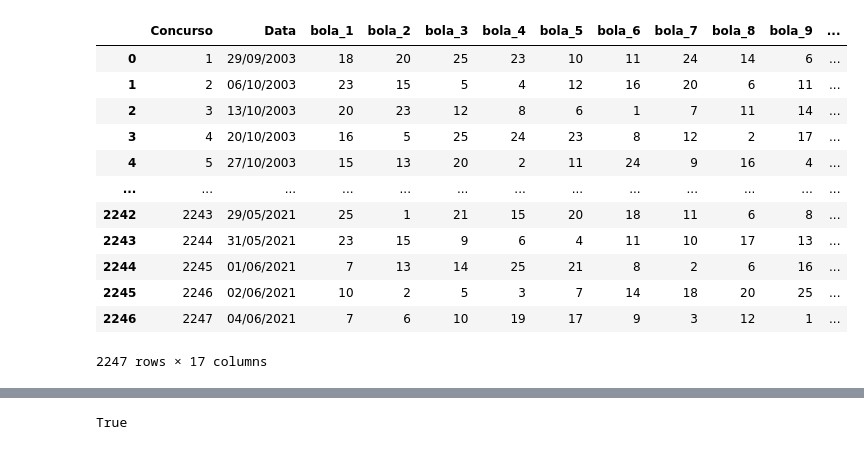
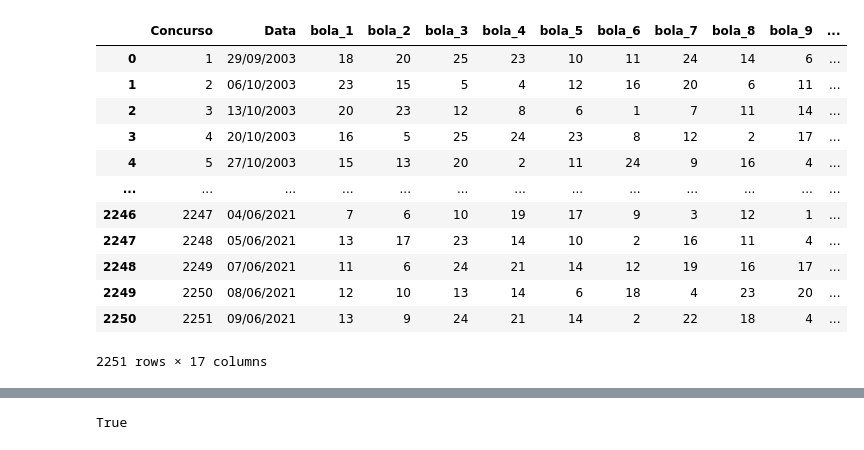
Before and after one commit to g4brielsol/mega_sena, a Jupyter notebook: Lotofacil Diario.ipynb, the cells around one changed output, grey strips where cells are left out. Drawn from its saved outputs; the diff is of its cells as text; code cells hidden in the pictures.

```diff
--- a/Lotofacil Diario.ipynb
+++ b/Lotofacil Diario.ipynb
@@ -11,22 +11,22 @@ columns_names = ['Concurso', 'Data', 'bola_1', 'bola_2', 'bola_3', 'bola_4', 'bo
 lotofacil.columns = columns_names
 # %%
 # colocar o numero do concurso -1 a menos do que se quer calcular
-lotofacil = lotofacil.iloc[:2247]
+#lotofacil = lotofacil.iloc[:2250]
 lotofacil
 # %% [output]
 |  | Concurso | Data | bola_1 | bola_2 | bola_3 | bola_4 | bola_5 | bola_6 | bola_7 | bola_8 | bola_9 | ... |
 | 0 | 1 | 29/09/2003 | 18 | 20 | 25 | 23 | 10 | 11 | 24 | 14 | 6 | ... |
 | 1 | 2 | 06/10/2003 | 23 | 15 | 5 | 4 | 12 | 16 | 20 | 6 | 11 | ... |
 | 2 | 3 | 13/10/2003 | 20 | 23 | 12 | 8 | 6 | 1 | 7 | 11 | 14 | ... |
 | 3 | 4 | 20/10/2003 | 16 | 5 | 25 | 24 | 23 | 8 | 12 | 2 | 17 | ... |
 | 4 | 5 | 27/10/2003 | 15 | 13 | 20 | 2 | 11 | 24 | 9 | 16 | 4 | ... |
 | ... | ... | ... | ... | ... | ... | ... | ... | ... | ... | ... | ... | ... |
-| 2242 | 2243 | 29/05/2021 | 25 | 1 | 21 | 15 | 20 | 18 | 11 | 6 | 8 | ... |
-| 2243 | 2244 | 31/05/2021 | 23 | 15 | 9 | 6 | 4 | 11 | 10 | 17 | 13 | ... |
-| 2244 | 2245 | 01/06/2021 | 7 | 13 | 14 | 25 | 21 | 8 | 2 | 6 | 16 | ... |
-| 2245 | 2246 | 02/06/2021 | 10 | 2 | 5 | 3 | 7 | 14 | 18 | 20 | 25 | ... |
 | 2246 | 2247 | 04/06/2021 | 7 | 6 | 10 | 19 | 17 | 9 | 3 | 12 | 1 | ... |
+| 2247 | 2248 | 05/06/2021 | 13 | 17 | 23 | 14 | 10 | 2 | 16 | 11 | 4 | ... |
+| 2248 | 2249 | 07/06/2021 | 11 | 6 | 24 | 21 | 14 | 12 | 19 | 16 | 17 | ... |
+| 2249 | 2250 | 08/06/2021 | 12 | 10 | 13 | 14 | 6 | 18 | 4 | 23 | 20 | ... |
+| 2250 | 2251 | 09/06/2021 | 13 | 9 | 24 | 21 | 14 | 2 | 22 | 18 | 4 | ... |
-2247 rows × 17 columns
+2251 rows × 17 columns
 # %%
 %%time
 
```
Also changed, not shown: parts of 16 cells of this notebook, 3 other files.
